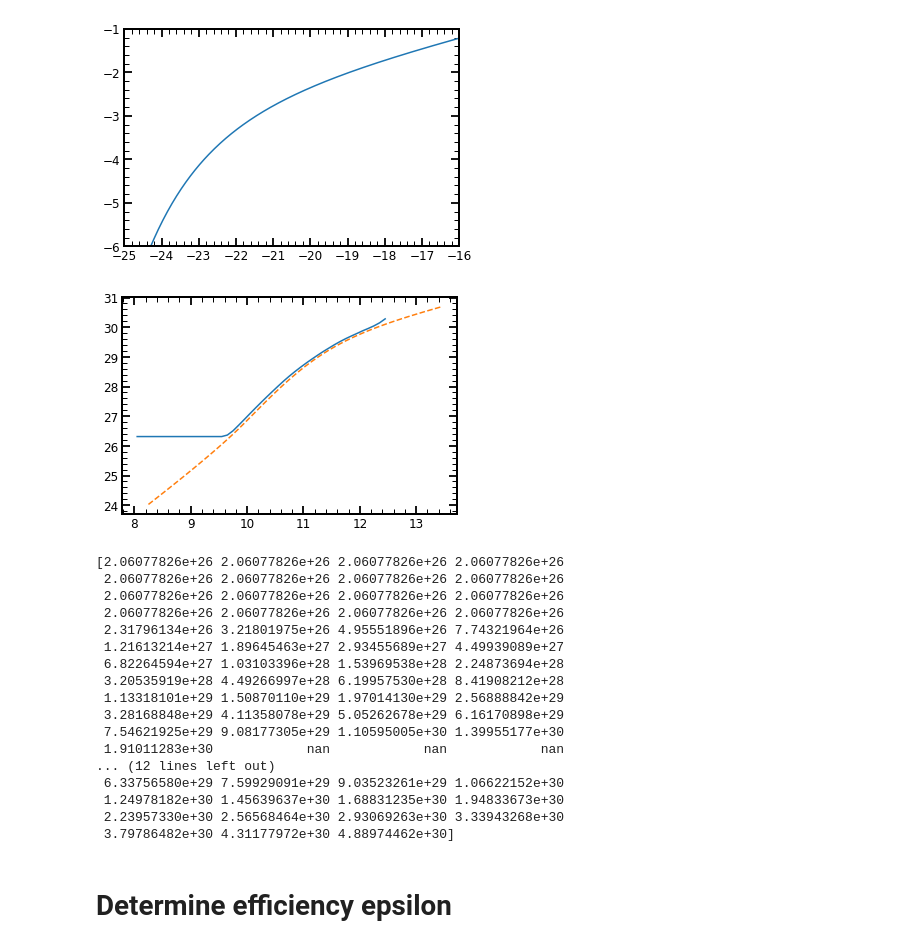
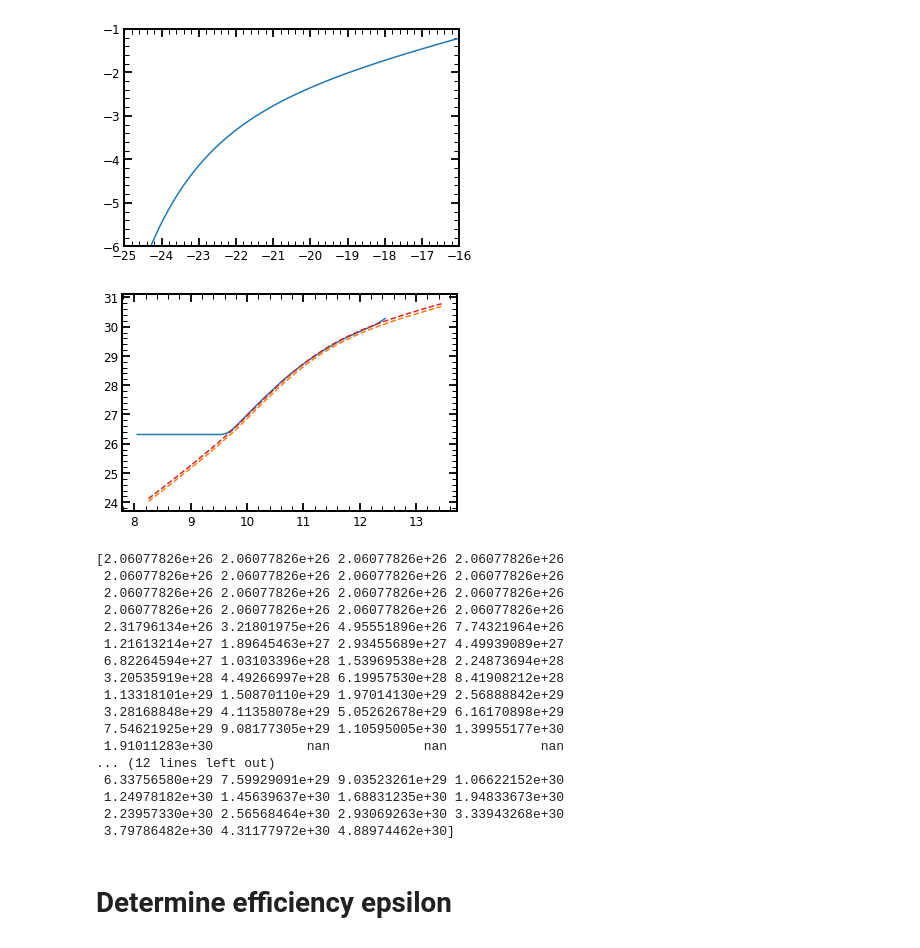
Before and after one commit to stacchella/halo_model, a Jupyter notebook: scripts/Calibration.ipynb, the cells around one changed output. Cells and saved outputs as stored; diff of their text form; code cells hidden in the pictures.

```diff
--- a/scripts/Calibration.ipynb
+++ b/scripts/Calibration.ipynb
@@ -214,18 +214,22 @@ plt.show()
 # %%
 # do the abundance matching and plot LUV-Mhalo relation
 
 Mh_list = mass_bins_center
 LUV_Mh = matching([list_mag, np.log10(phi_UV_cum)], [mass_bins_left, np.log10(HMF_z4)], Mh_list, 4.0)
 LUV_Mh2 = matching([list_mag, np.log10(phi_UV_cum)], [np.log10(HMF_analytic_z4[0]), np.log10(HMF_analytic_z4[1])], Mh_list, 4.0)
 
+idx = np.abs(Mh_list-11.0).argmin()
+LUV_Mh_renorm = LUV_Mh2*LUV_Mh[idx]/LUV_Mh2[idx]
+
 plt.plot(Mh_list, np.log10(LUV_Mh), '-')
+plt.plot(Mh_list, np.log10(LUV_Mh_renorm), '--', color='C3')
 plt.plot(Mh_list, np.log10(LUV_Mh2), '--')
 plt.show()
 
 print LUV_Mh
 print LUV_Mh2
 # %% [output]
-[figure, old version]
+[figure, new version]
 [2.06077826e+26 2.06077826e+26 2.06077826e+26 2.06077826e+26
  2.06077826e+26 2.06077826e+26 2.06077826e+26 2.06077826e+26
  2.06077826e+26 2.06077826e+26 2.06077826e+26 2.06077826e+26
```
Also changed, not shown: parts of 3 cells of this notebook, 5 other files.
